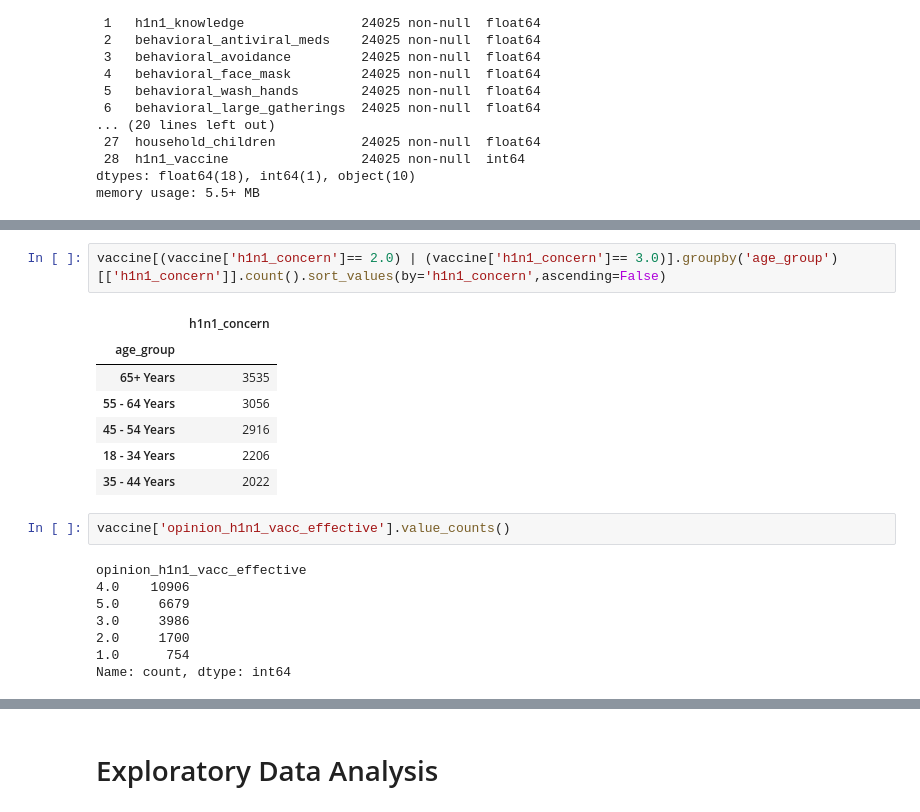
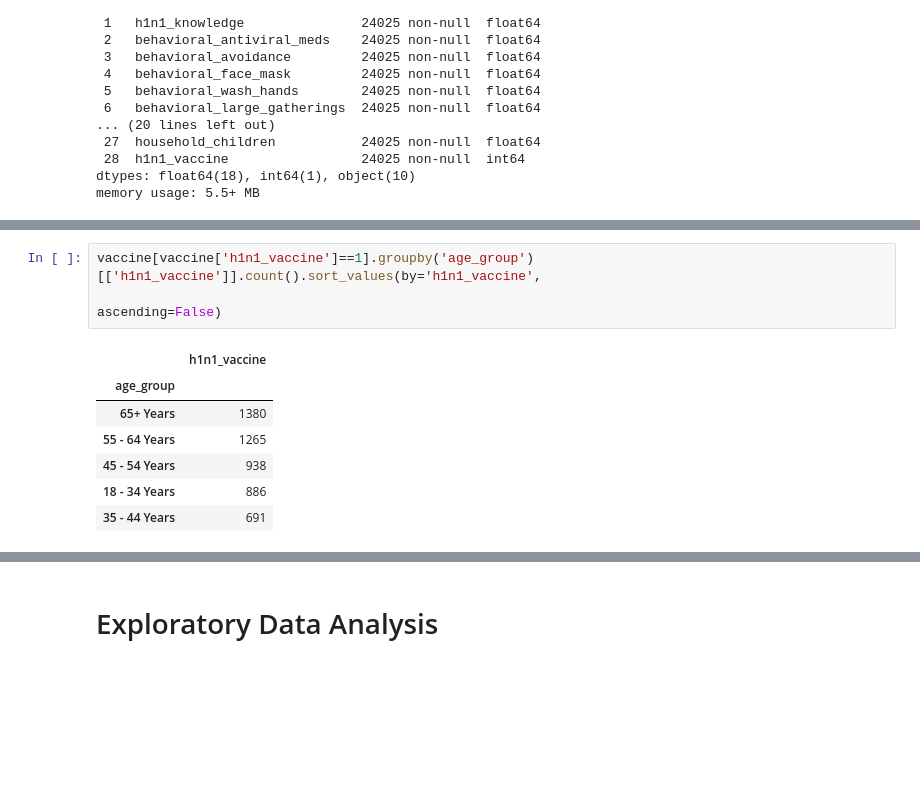
Before and after one commit to johnlocke333/h1n1_flu_analysis, a Jupyter notebook: notebook.ipynb, the cells around one changed output, grey strips where cells are left out. Saved outputs shown, nothing was run; the diff lists cells and outputs as text; blank space fills up the shorter version.

```diff
--- a/notebook.ipynb
+++ b/notebook.ipynb
@@ -214,20 +197,11 @@ vaccine[(vaccine['h1n1_concern']== 2.0) | (vaccine['h1n1_concern']== 3.0)].group
 # %%
-vaccine[(vaccine['h1n1_concern']== 2.0) | (vaccine['h1n1_concern']== 3.0)].groupby('age_group')[['h1n1_concern']].count().sort_values(by='h1n1_concern',ascending=False)
+vaccine[vaccine['h1n1_vaccine']==1].groupby('age_group')[['h1n1_vaccine']].count().sort_values(by='h1n1_vaccine',
+                                                                                              ascending=False)
 # %% [output]
-|  | h1n1_concern |
+|  | h1n1_vaccine |
 | age_group |  |
-| 65+ Years | 3535 |
-| 55 - 64 Years | 3056 |
-| 45 - 54 Years | 2916 |
-| 18 - 34 Years | 2206 |
-| 35 - 44 Years | 2022 |
+| 65+ Years | 1380 |
+| 55 - 64 Years | 1265 |
+| 45 - 54 Years | 938 |
+| 18 - 34 Years | 886 |
+| 35 - 44 Years | 691 |
-# %%
-vaccine['opinion_h1n1_vacc_effective'].value_counts()
-# %% [output]
-opinion_h1n1_vacc_effective
-4.0    10906
-5.0     6679
-3.0     3986
-2.0     1700
-1.0      754
-Name: count, dtype: int64
```
Also changed, not shown: parts of 21 cells of this notebook.
